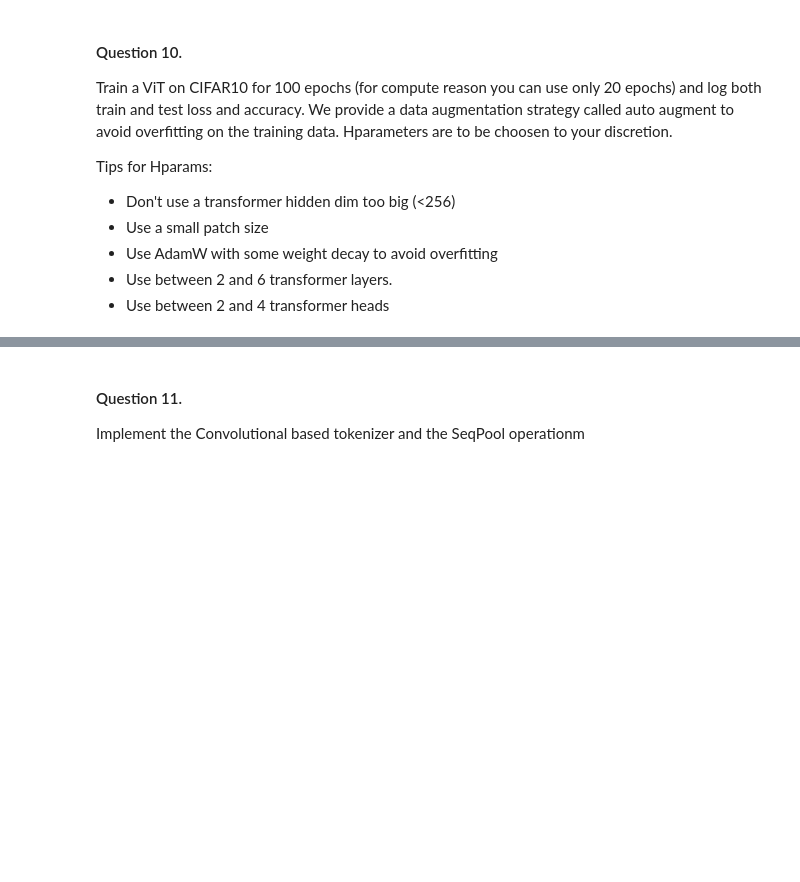
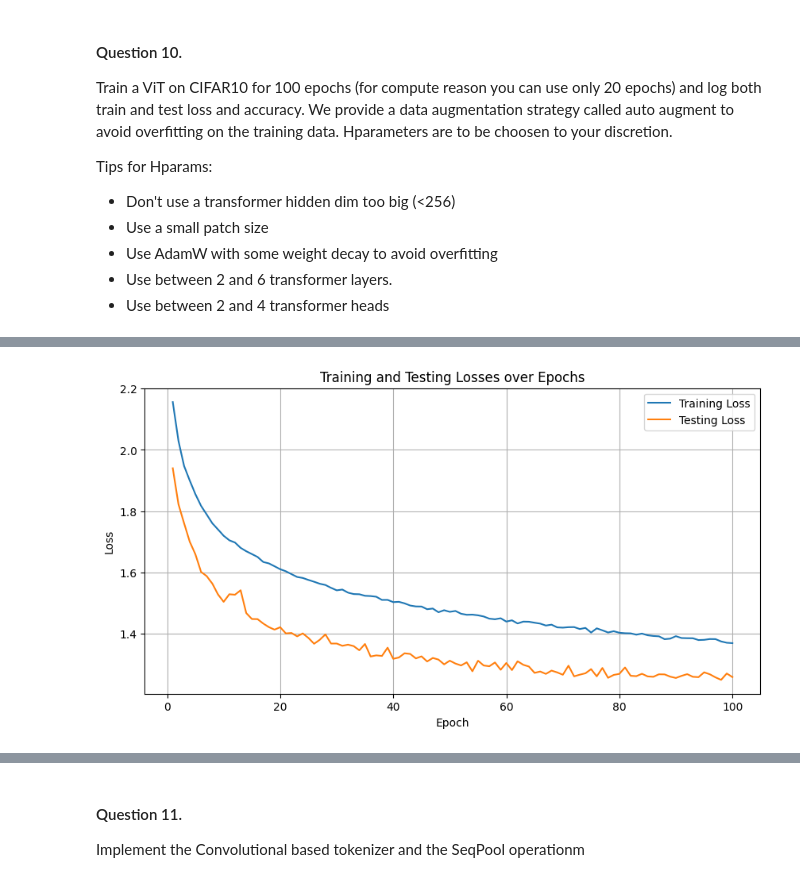
Before and after one commit to vmic2002/VisionTransformer, a Jupyter notebook: lab2_transformers.ipynb, the cells around one changed output, grey strips where cells are left out. Cells and saved outputs as stored; diff of their text form; code cells hidden in the pictures; blank space fills up the shorter version.

Commit message:
added plots and minor changes

```diff
--- a/lab2_transformers.ipynb
+++ b/lab2_transformers.ipynb
@@ -336,7 +336,7 @@ class SinusoidalPositionalEncoding(nn.Module):
         # x = [batch size, seq len, hidden dim]
         batch_size, seq_len, _ = x.shape
         # Tensor for positional encodings, no batch dimension needed
-        PE_mat = torch.zeros(seq_len, self.hidden_dim)
+        PE_mat = torch.zeros(seq_len, self.hidden_dim, device=x.device)
 
         position = torch.arange(seq_len).unsqueeze(1)  # [seq_len, 1]
 
@@ -369,7 +369,7 @@ class LearnedPositionalEncoding(nn.Module):
         # x = [batch size, seq len, hidden dim]
         # To complete
         batch_size, seq_len, _ = x.shape
-        PE_mat = self.PE[:, :seq_len, :]
+        PE_mat = self.PE[:, :seq_len, :].to(x.device)
         # match batch size
         PE_mat = PE_mat.expand(batch_size, -1, -1)
         return x + PE_mat
@@ -419,7 +419,7 @@ Implement the vision transformer
 Hint: Use Conv2D with the right kernel size and stride to do the linear projection of non-overlapping patches.
 # %%
 class ViT(nn.Module):
-    def __init__(self, patch_size, hidden_dim, n_heads, n_layers, n_classes, dropout_rate=0.1, positional_encoding="sinusoidal", max_len=1000, num_classes=10):
+    def __init__(self, patch_size, hidden_dim, n_heads, n_layers, dropout_rate=0.1, positional_encoding="sinusoidal", max_len=1000, n_classes=10):
         super(ViT, self).__init__()
         # To complete
 
@@ -560,0 +599,15 @@ for epoch in range(epochs):
+# %%
+# Plot the training and test loss
+
+#plot train_losses vs test_losses
+plt.figure(figsize=(10, 5))
+plt.plot(range(1, epochs+1), train_losses, label='Training Loss')
+plt.plot(range(1, epochs+1), test_losses, label='Testing Loss')
+plt.xlabel('Epoch')
+plt.ylabel('Loss')
+plt.title('Training and Testing Losses over Epochs')
+plt.legend()
+plt.grid(True)
+plt.show()
+# %% [output]
+[figure, added]
```
Also changed, not shown: parts of 7 cells of this notebook.
